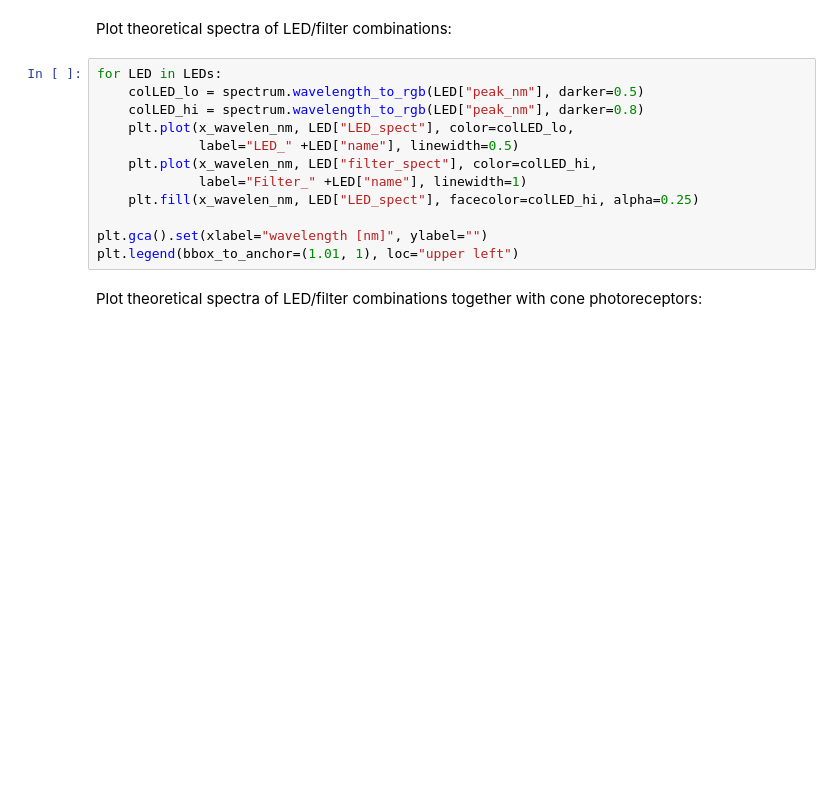
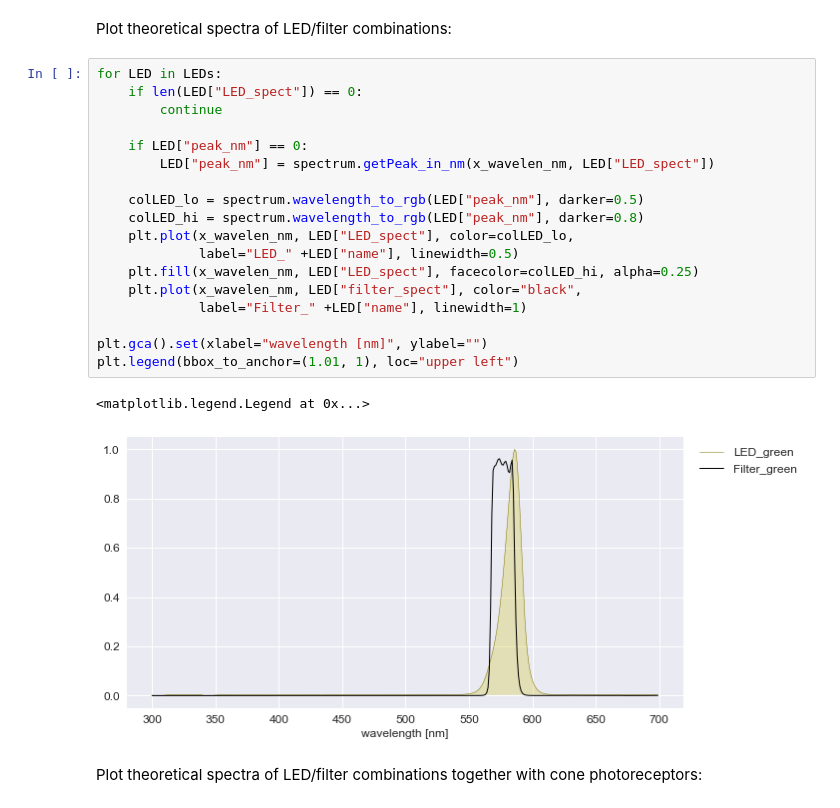
Before and after one commit to eulerlab/open-visual-stimulator, a Jupyter notebook: calibration_maximalIntensity.ipynb, the cells around one changed output. Cells and saved outputs as stored; diff of their text form; blank space fills up the shorter version.

```diff
--- a/calibration_maximalIntensity.ipynb
+++ b/calibration_maximalIntensity.ipynb
@@ -210,16 +218,25 @@ LEDs  = [GrLED, UVLED]
 Plot theoretical spectra of LED/filter combinations:
 # %%
 for LED in LEDs:
+    if len(LED["LED_spect"]) == 0:
+        continue
+
+    if LED["peak_nm"] == 0:
+        LED["peak_nm"] = spectrum.getPeak_in_nm(x_wavelen_nm, LED["LED_spect"])
+
     colLED_lo = spectrum.wavelength_to_rgb(LED["peak_nm"], darker=0.5)
     colLED_hi = spectrum.wavelength_to_rgb(LED["peak_nm"], darker=0.8)
     plt.plot(x_wavelen_nm, LED["LED_spect"], color=colLED_lo,
              label="LED_" +LED["name"], linewidth=0.5)
-    plt.plot(x_wavelen_nm, LED["filter_spect"], color=colLED_hi,
+    plt.fill(x_wavelen_nm, LED["LED_spect"], facecolor=colLED_hi, alpha=0.25)
+    plt.plot(x_wavelen_nm, LED["filter_spect"], color="black",
              label="Filter_" +LED["name"], linewidth=1)
-    plt.fill(x_wavelen_nm, LED["LED_spect"], facecolor=colLED_hi, alpha=0.25)
 
 plt.gca().set(xlabel="wavelength [nm]", ylabel="")
 plt.legend(bbox_to_anchor=(1.01, 1), loc="upper left")
+# %% [output]
+<matplotlib.legend.Legend at 0x...>
+[figure, added]
 # %% [markdown]
 Plot theoretical spectra of LED/filter combinations together with cone photoreceptors:
 # %%
```
Also changed, not shown: parts of 45 cells of this notebook, 4 other files.
